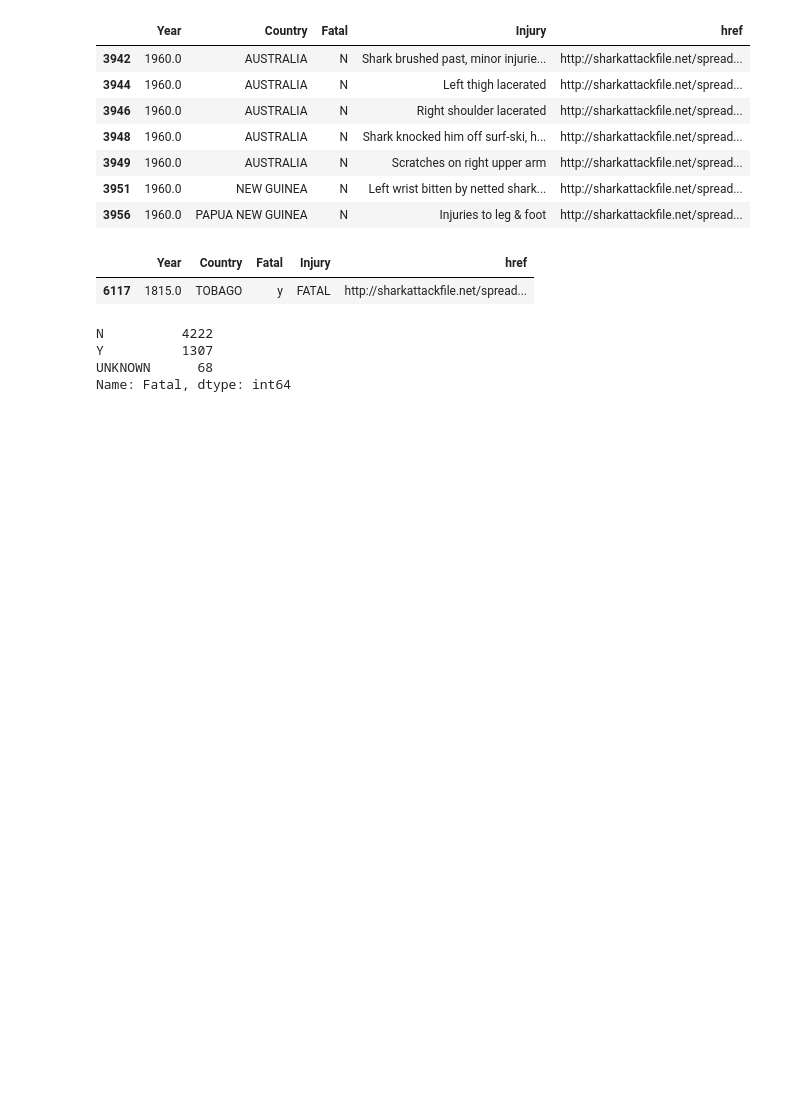
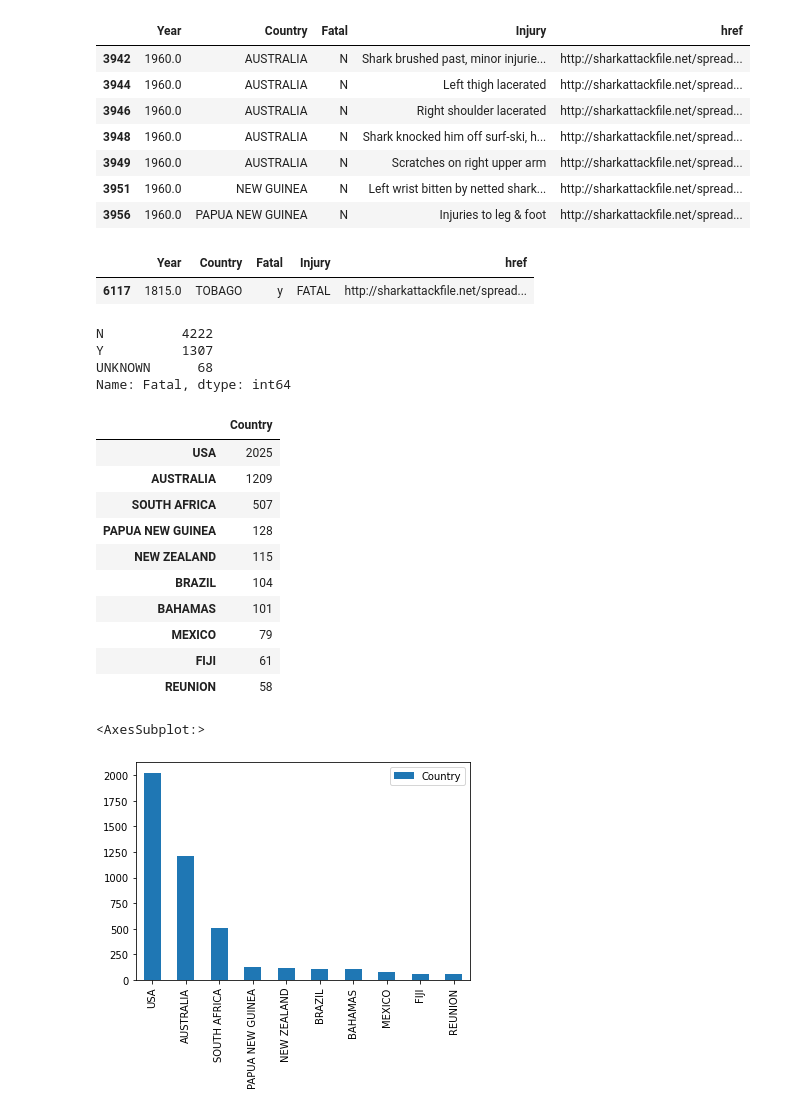
Before and after one commit to Jav1-Mart1nez/Shark-Project, a Jupyter notebook: Sharks!.ipynb, the cells around one changed output. Drawn from its saved outputs; the diff is of its cells as text; code cells hidden in the pictures; blank space fills up the shorter version.

```diff
--- a/Sharks!.ipynb
+++ b/Sharks!.ipynb
@@ -341,11 +348,34 @@ comprobación [(comprobación["Fatal"] == "y")]
 
 
 clean_sharks_attacks.Fatal = clean_sharks_attacks.Fatal.replace({" N": "N","N ":"N", "M": "N", "2017": "N", "y":"Y"})
-# %%
-clean_sharks_attacks["Fatal"].value_counts()
-# %% [output]
-N          4222
-Y          1307
-UNKNOWN      68
-Name: Fatal, dtype: int64
+# %%
+# Comprobamos que los cambios ha sido realizados.
+
+clean_sharks_attacks["Fatal"].value_counts()
+# %% [output]
+N          4222
+Y          1307
+UNKNOWN      68
+Name: Fatal, dtype: int64
+# %%
+#Vamos a comprobar ahora cuales han sido los 10 paises más atacados.
+
+total=clean_sharks_attacks["Country"].value_counts()
+most_attacked=pd.DataFrame(total)
+display(most_attacked.head(10))
+most_attacked.head(10).plot.bar()
+# %% [output]
+|  | Country |
+| USA | 2025 |
+| AUSTRALIA | 1209 |
+| SOUTH AFRICA | 507 |
+| PAPUA NEW GUINEA | 128 |
+| NEW ZEALAND | 115 |
+| BRAZIL | 104 |
+| BAHAMAS | 101 |
+| MEXICO | 79 |
+| FIJI | 61 |
+| REUNION | 58 |
+<AxesSubplot:>
+[figure, added]
 # %%
```
Also changed, not shown: parts of 30 cells of this notebook.
